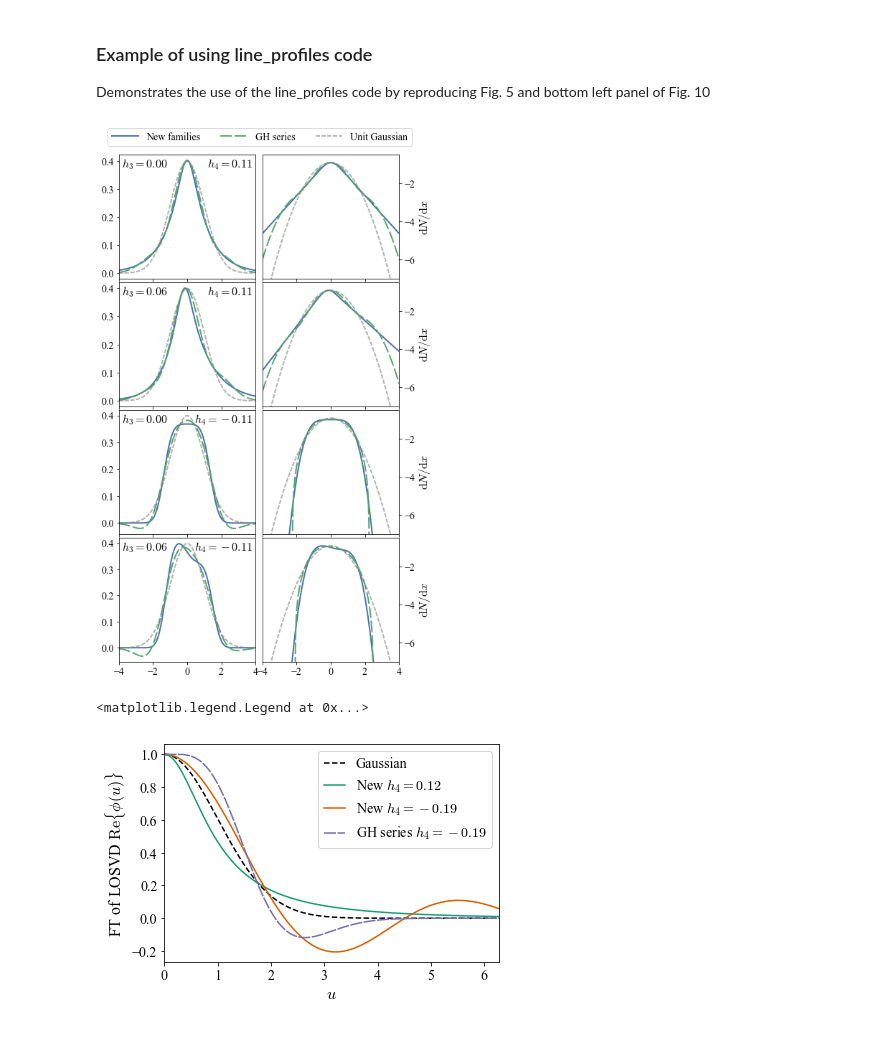
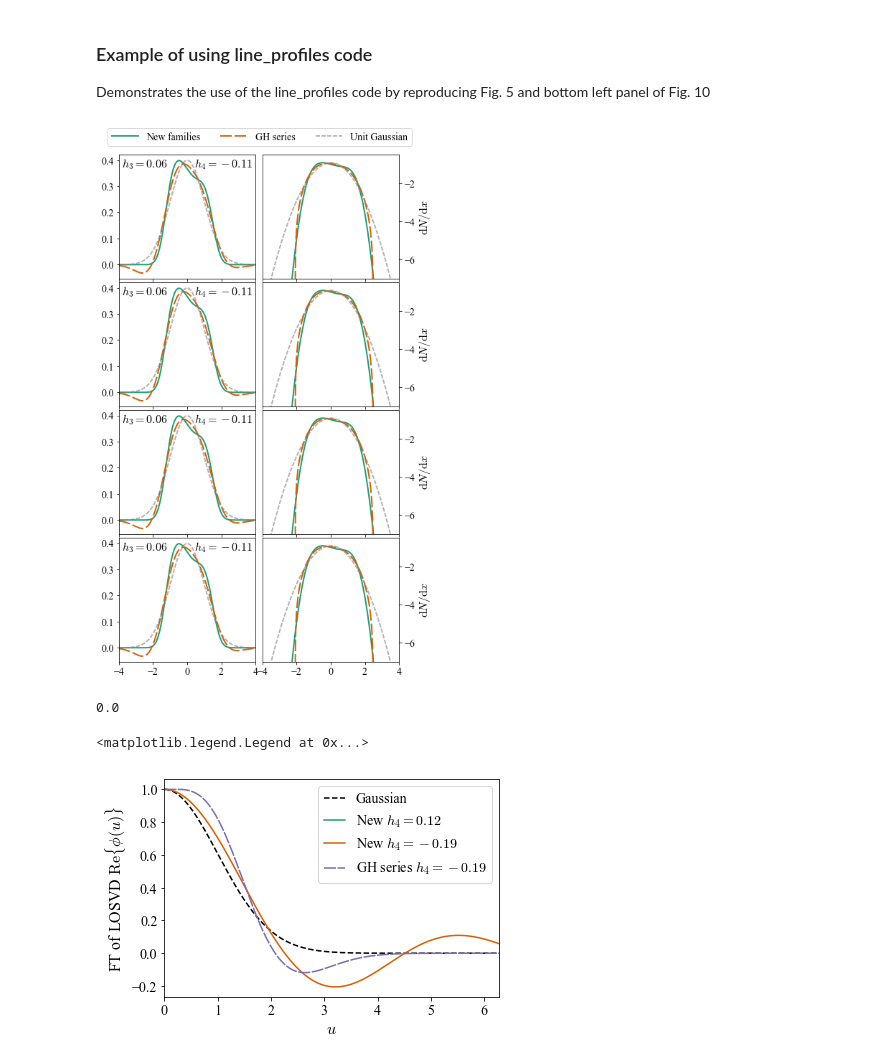
Before and after one commit to jls713/gh_alternative, a Jupyter notebook: examples.ipynb, the cells around one changed output. Saved outputs shown, nothing was run; the diff lists cells and outputs as text; code cells hidden in the pictures.

```diff
--- a/examples.ipynb
+++ b/examples.ipynb
@@ -10,11 +10,13 @@ def compute_model_gh(xx, err, mean, sigma, h3, h4):
         Computes the pdf of the new models, the ln(pdf) and the Gauss-Hermite series
     '''
 
-    pdf = laplace_kernel_pdf(xx,err,mean,sigma,h3,h4)
-    ln_pdf = ln_laplace_kernel_pdf(xx,err,mean,sigma,h3,h4)
+    if h4>=0.:
+        pdf = laplace_kernel_pdf(xx,err,mean,sigma,h3,h4)
+        ln_pdf = ln_laplace_kernel_pdf(xx,err,mean,sigma,h3,h4)
     if h4<0.:
         pdf = uniform_kernel_pdf(xx,err,mean,sigma,h3,h4)
         ln_pdf = ln_uniform_kernel_pdf(xx,err,mean,sigma,h3,h4)
+
     gh = gauss_hermite_series(xx,[1./(1.+np.sqrt(3./8.)*h4),mean,sigma,h3,h4])
 
     # Normalize where GH>0
@@ -27,43 +29,43 @@ plt.subplots_adjust(hspace=0.03,wspace=0.05)
 
 err, mean, sigma = 0., 0., 1.
 
-xx = np.linspace(-4,4,5000)
+xx = np.linspace(-14,14,5000)
 
 h3h4 = [(0.,0.11), (0.06, 0.11), (0., -0.11), (0.06, -0.11)]
 
+h3h4 = [(0.06,-0.11),(0.06,-0.11),(0.06,-0.11),(0.06,-0.11)]
 for ii, (h3, h4) in enumerate(h3h4):
 
     plt.ylabel(r'$\mathrm{d}N/\mathrm{d}x$')
 
     pdf, ln_pdf, gh = compute_model_gh(xx, err, mean, sigma, h3, h4)
-
 
     # Plot pdf
     plt.sca(a[ii][0])
     plt.plot(xx,pdf,lw=2,label='New families')
     l,=plt.plot(xx,gh,lw=2,ls='dashed',label='GH series')
     l.set_dashes((8,2))
     l,=plt.plot(xx,alpha(xx),color='gray',alpha=0.6,lw=2,ls='dashed',label='Unit Gaussian')
     l.set_dashes((3,1))
     plt.annotate(r'$h_3=%0.2f$'%h3,xy=(0.02,0.98),xycoords='axes fraction',va='top',fontsize=16)
     plt.annotate(r'$h_4=%0.2f$'%h4,xy=(0.98,0.98),xycoords='axes fraction',va='top',ha='right',fontsize=16)
     plt.xlim(-4,4)
     if ii==0:
         plt.legend(loc='lower center', bbox_to_anchor=(1.03,1.03),ncol=3,handlelength=4*2/3)
 
     # Plot ln(pdf)
     plt.sca(a[ii][1])
     plt.plot(xx,ln_pdf,lw=2,label='New families')
     l,=plt.plot(xx,np.log(gh),lw=2,ls='dashed',label='GH series')
     l.set_dashes((8,2))
     l,=plt.plot(xx,np.log(alpha(xx)),color='gray',alpha=0.6,lw=2,ls='dashed',label='Unit Gaussian')
     l.set_dashes((3,1))
     plt.xlim(-4,4)
     plt.ylim(-7,-0.5)
     plt.gca().yaxis.set_label_position("right")
     plt.gca().yaxis.tick_right()
 # %% [output]
-[figure, old version]
+[figure, new version]
 # %%
 import seaborn as sns
 sns.set_palette("Dark2")
@@ -98,5 +100,6 @@ plt.ylabel(r'FT of LOSVD $\mathrm{Re}\{\phi(u)\}$')
 plt.xlim(0.,2.*np.pi)
 plt.legend(handlelength=1.5)
 # %% [output]
-<matplotlib.legend.Legend at 0x...>
+0.0
+<matplotlib.legend.Legend at 0x...>
-[figure, old version]
+[figure, new version]
```
